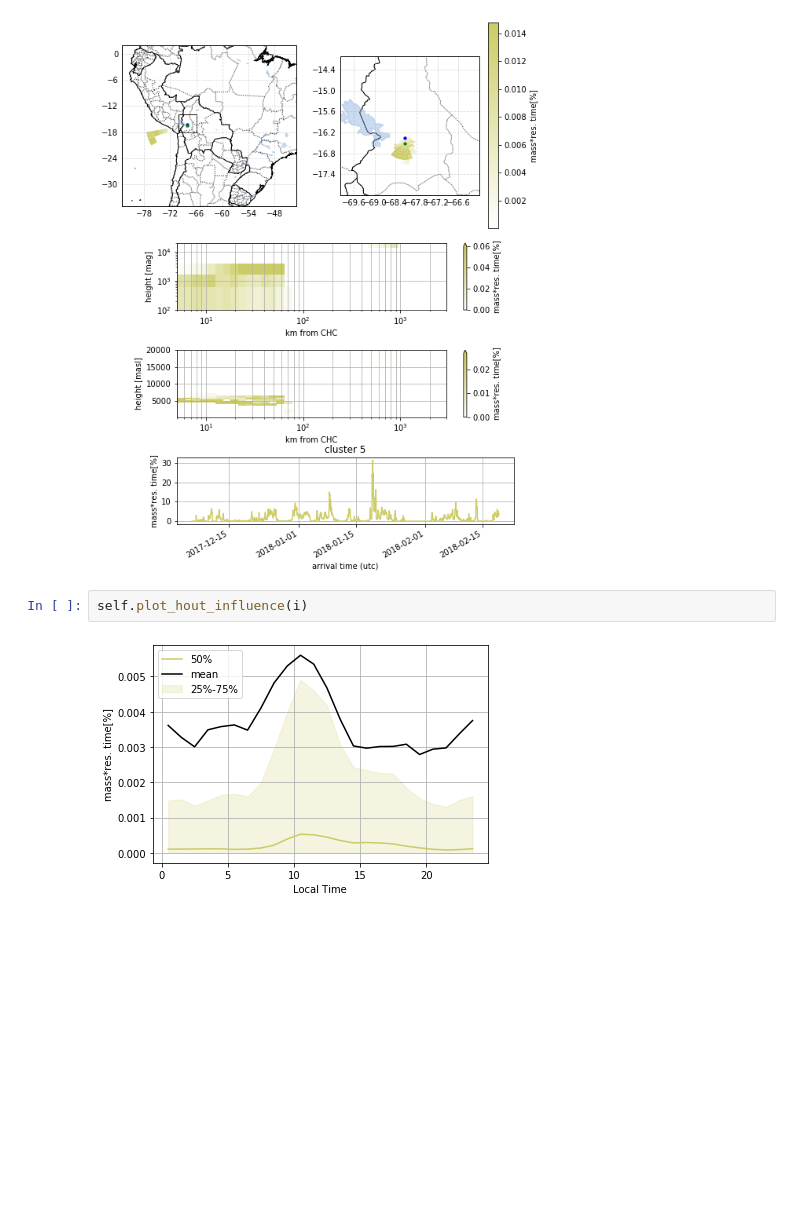
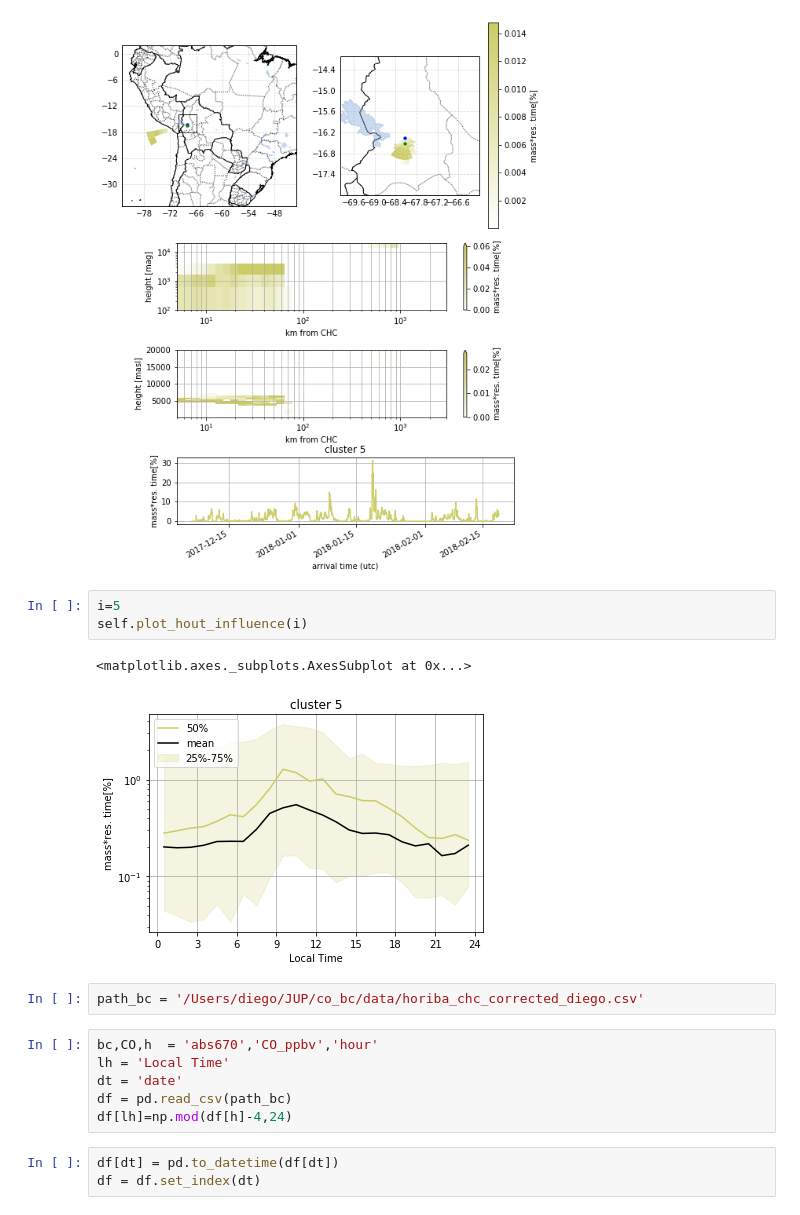
Before and after one commit to daliagachc/flexpart_management, a Jupyter notebook: flexpart_management/notebooks/run_2019-06-10_11-10-03_/lapaz_cluster_15.ipynb, the cells around one changed output. Drawn from its saved outputs; the diff is of its cells as text; blank space fills up the shorter version.

```diff
--- a/flexpart_management/notebooks/run_2019-06-10_11-10-03_/lapaz_cluster_15.ipynb
+++ b/flexpart_management/notebooks/run_2019-06-10_11-10-03_/lapaz_cluster_15.ipynb
@@ -36,6 +35,19 @@ fig = self.plot_cluster_grid(i=i,par_to_plot=co.CPer)
 # %% [output]
 [figure]
 # %%
+i=5
 self.plot_hout_influence(i)
 # %% [output]
+<matplotlib.axes._subplots.AxesSubplot at 0x...>
-[figure, old version]
+[figure, new version]
+# %%
+path_bc = '/Users/diego/JUP/co_bc/data/horiba_chc_corrected_diego.csv'
+# %%
+bc,CO,h  = 'abs670','CO_ppbv','hour'
+lh = 'Local Time'
+dt = 'date'
+df = pd.read_csv(path_bc)
+df[lh]=np.mod(df[h]-4,24)
+# %%
+df[dt] = pd.to_datetime(df[dt])
+df = df.set_index(dt)
```
Also changed, not shown: parts of 10 cells of this notebook, 11 other files.
